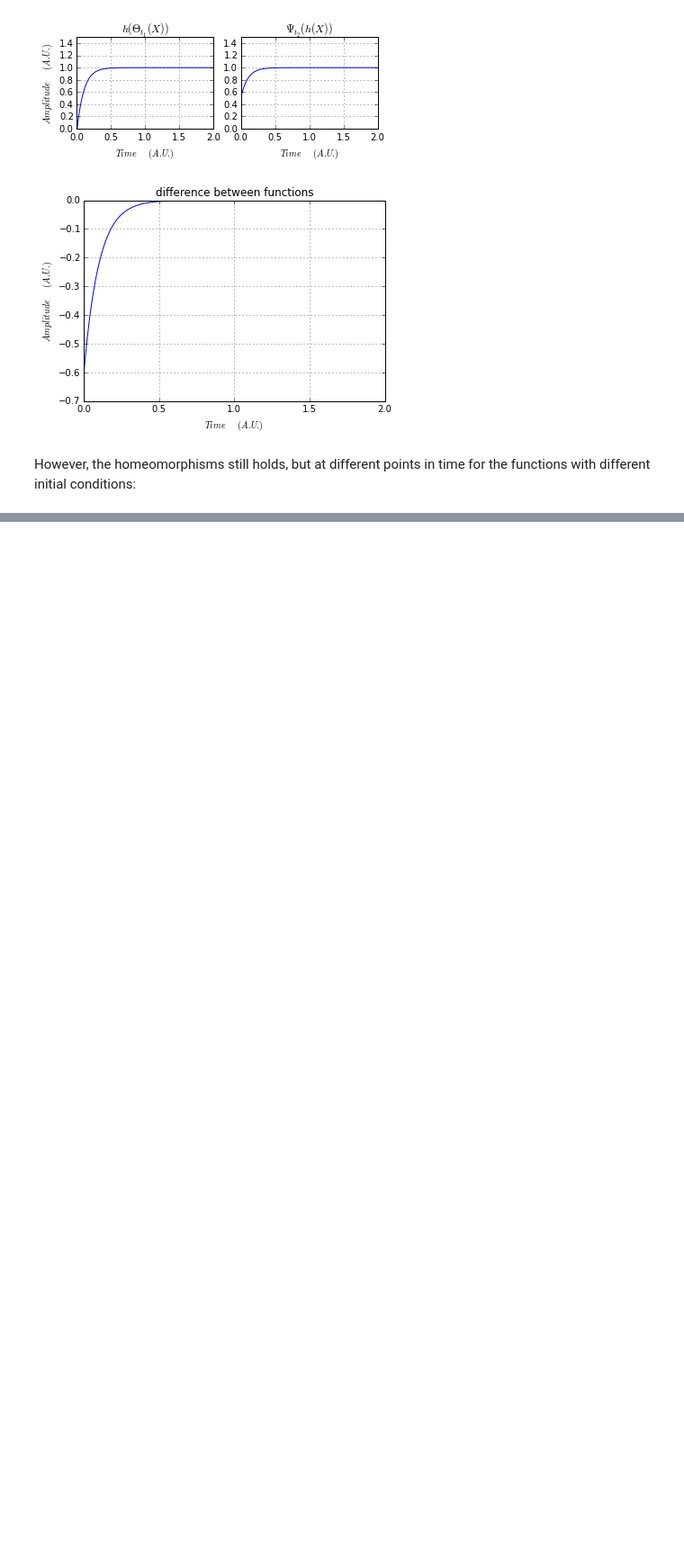
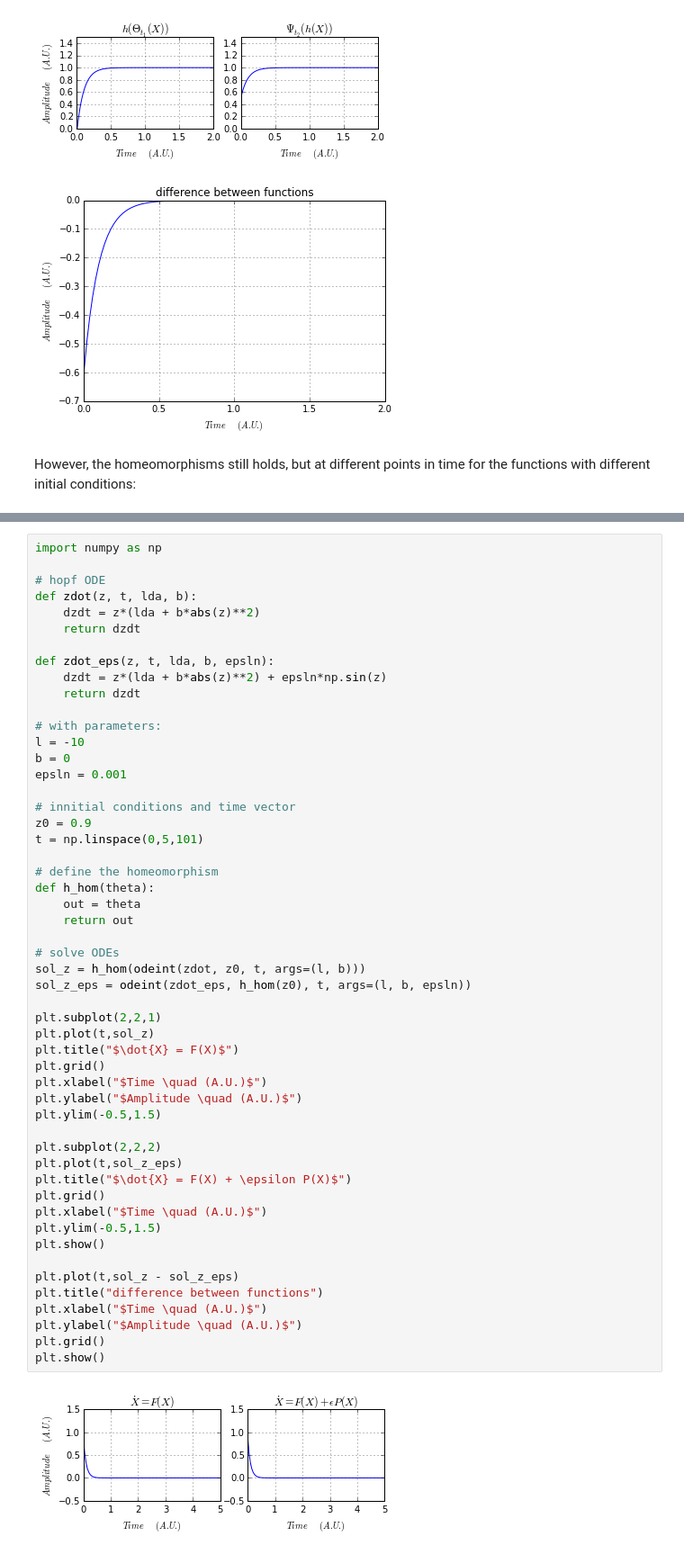
Before and after one commit to iranroman/WCNN_examples, a Jupyter notebook: ii_i_i_dyn_sys.ipynb, the cells around one changed output, grey strips where cells are left out. Shown at 90% size. Cells and saved outputs as stored; diff of their text form; blank space fills up the shorter version.

```diff
--- a/ii_i_i_dyn_sys.ipynb
+++ b/ii_i_i_dyn_sys.ipynb
@@ -304,0 +309,54 @@ plt.show()
+# %%
+import numpy as np
+
+# hopf ODE
+def zdot(z, t, lda, b):
+    dzdt = z*(lda + b*abs(z)**2)
+    return dzdt
+
+def zdot_eps(z, t, lda, b, epsln):
+    dzdt = z*(lda + b*abs(z)**2) + epsln*np.sin(z)
+    return dzdt
+
+# with parameters:
+l = -10
+b = 0
+epsln = 0.001
+
+# innitial conditions and time vector
+z0 = 0.9
+t = np.linspace(0,5,101)
+
+# define the homeomorphism
+def h_hom(theta):
+    out = theta
+    return out
+
+# solve ODEs
+sol_z = h_hom(odeint(zdot, z0, t, args=(l, b)))
+sol_z_eps = odeint(zdot_eps, h_hom(z0), t, args=(l, b, epsln))
+
+plt.subplot(2,2,1)
+plt.plot(t,sol_z)
+plt.title("$\dot{X} = F(X)$")
+plt.grid()
+plt.xlabel("$Time \quad (A.U.)$")
+plt.ylabel("$Amplitude \quad (A.U.)$")
+plt.ylim(-0.5,1.5)
+
+plt.subplot(2,2,2)
+plt.plot(t,sol_z_eps)
+plt.title("$\dot{X} = F(X) + \epsilon P(X)$")
+plt.grid()
+plt.xlabel("$Time \quad (A.U.)$")
+plt.ylim(-0.5,1.5)
+plt.show()
+
+plt.plot(t,sol_z - sol_z_eps)
+plt.title("difference between functions")
+plt.xlabel("$Time \quad (A.U.)$")
+plt.ylabel("$Amplitude \quad (A.U.)$")
+plt.grid()
+plt.show()
+# %% [output]
+[figure, added]
```
Also changed, not shown: parts of 9 cells of this notebook.
